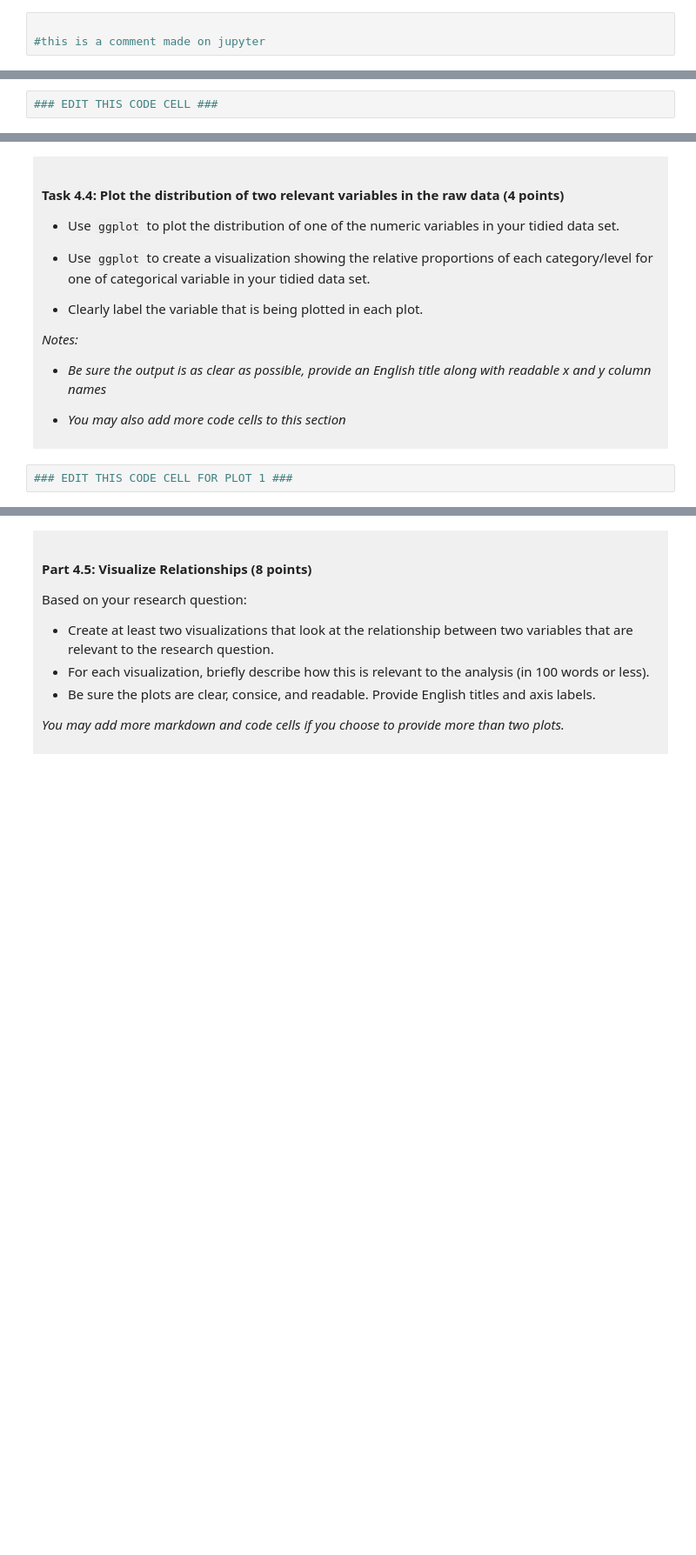
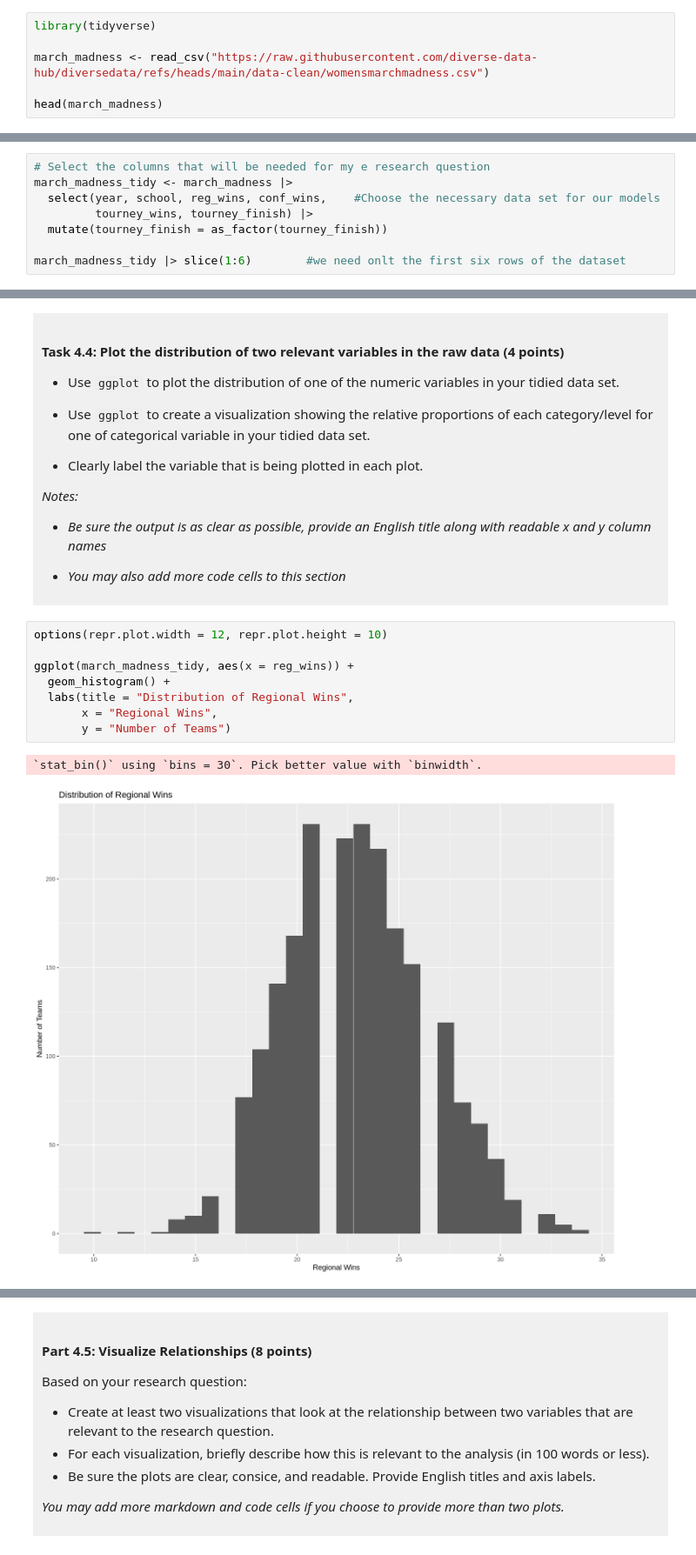
Before and after one commit to GaurJ5/dsci-100-project-gaurish-jain, a Jupyter notebook: dsci-100-project-notebook.ipynb, the cells around one changed output, grey strips where cells are left out. Shown at 87% size. Cells and saved outputs as stored; diff of their text form; blank space fills up the shorter version.

```diff
--- a/dsci-100-project-notebook.ipynb
+++ b/dsci-100-project-notebook.ipynb
@@ -128,5 +128,8 @@ To help you with the analysis, here is a table of descriptions of each of the va
 
 </div>
 # %%
+library(tidyverse)
 
-#this is a comment made on jupyter
+march_madness <- read_csv("https://raw.githubusercontent.com/diverse-data-hub/diversedata/refs/heads/main/data-clean/womensmarchmadness.csv")
+
+head(march_madness)
@@ -189,4 +210,10 @@ Produce a tidy data set that could be used to answer your research question usin
 
 </div>
 # %%
-### EDIT THIS CODE CELL ###
+# Select the columns that will be needed for my e research question
+march_madness_tidy <- march_madness |>
+  select(year, school, reg_wins, conf_wins,    #Choose the necessary data set for our models
+         tourney_wins, tourney_finish) |>
+  mutate(tourney_finish = as_factor(tourney_finish))
+
+march_madness_tidy |> slice(1:6)        #we need onlt the first six rows of the dataset
@@ -257,5 +334,14 @@ You will refine your research question (if needed) and produce a tidy data set.
 
 </div>
 # %%
-### EDIT THIS CODE CELL FOR PLOT 1 ###
+options(repr.plot.width = 12, repr.plot.height = 10)
+
+ggplot(march_madness_tidy, aes(x = reg_wins)) +
+  geom_histogram() +
+  labs(title = "Distribution of Regional Wins",
+       x = "Regional Wins",
+       y = "Number of Teams")
+# %% [output]
+`stat_bin()` using `bins = 30`. Pick better value with `binwidth`.
+[figure, added]
 # %%
```
Also changed, not shown: parts of 13 cells of this notebook, 1 other file.
